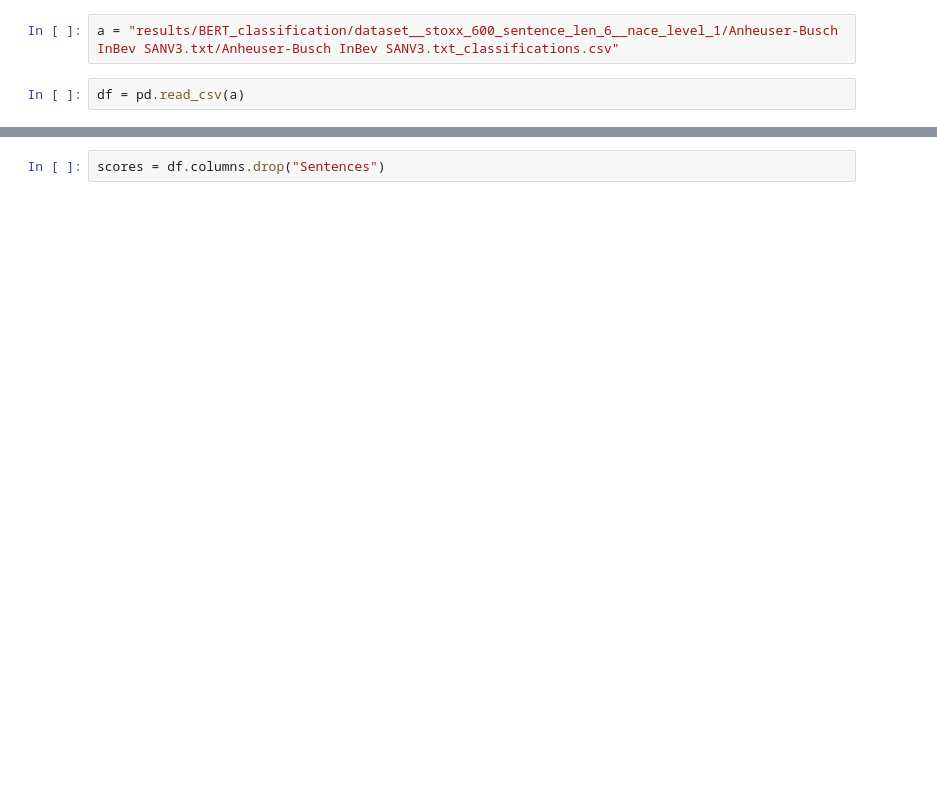
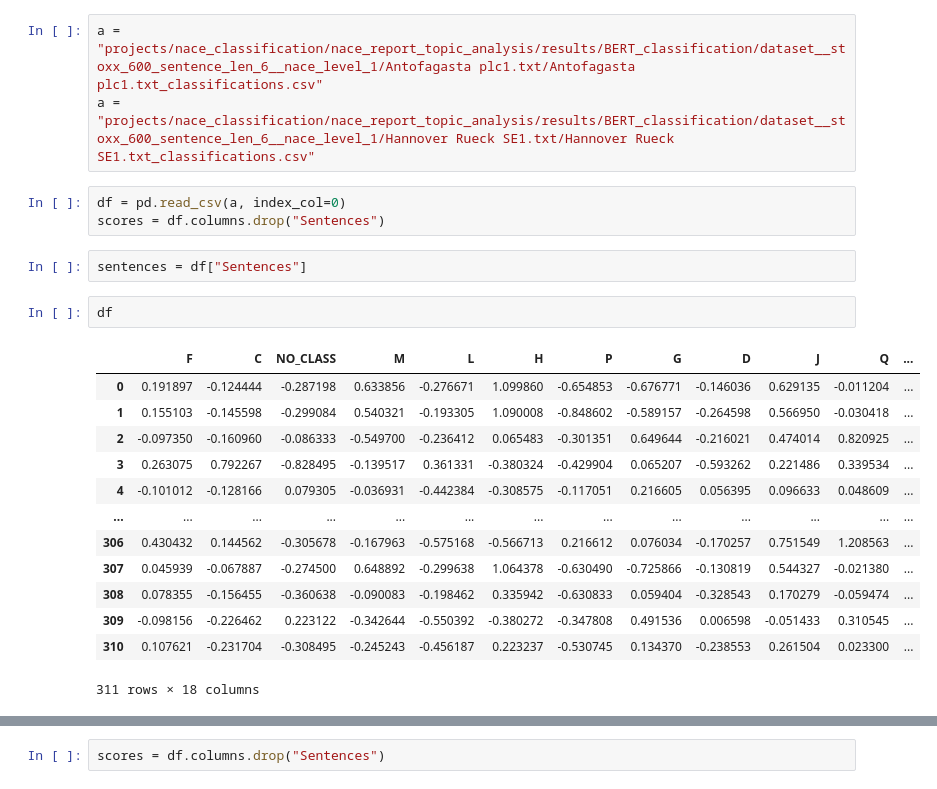
Before and after one commit to hendrikweichel/nace_report_topic_analysis, a Jupyter notebook: BERT_classifier/Classify_report_with_BERT/analyze_report_classification.ipynb, the cells around one changed output, grey strips where cells are left out. Cells and saved outputs as stored; diff of their text form; blank space fills up the shorter version.

```diff
--- a/BERT_classifier/Classify_report_with_BERT/analyze_report_classification.ipynb
+++ b/BERT_classifier/Classify_report_with_BERT/analyze_report_classification.ipynb
@@ -3,4 +9,24 @@ import pandas as pd
 # %%
-a = "results/BERT_classification/dataset__stoxx_600_sentence_len_6__nace_level_1/Anheuser-Busch InBev SANV3.txt/Anheuser-Busch InBev SANV3.txt_classifications.csv"
+a = "projects/nace_classification/nace_report_topic_analysis/results/BERT_classification/dataset__stoxx_600_sentence_len_6__nace_level_1/Antofagasta plc1.txt/Antofagasta plc1.txt_classifications.csv"
+a = "projects/nace_classification/nace_report_topic_analysis/results/BERT_classification/dataset__stoxx_600_sentence_len_6__nace_level_1/Hannover Rueck SE1.txt/Hannover Rueck SE1.txt_classifications.csv"
 # %%
-df = pd.read_csv(a)
+df = pd.read_csv(a, index_col=0)
+scores = df.columns.drop("Sentences")
+# %%
+sentences = df["Sentences"]
+# %%
+df
+# %% [output]
+|  | F | C | NO_CLASS | M | L | H | P | G | D | J | Q | ... |
+| 0 | 0.191897 | -0.124444 | -0.287198 | 0.633856 | -0.276671 | 1.099860 | -0.654853 | -0.676771 | -0.146036 | 0.629135 | -0.011204 | ... |
+| 1 | 0.155103 | -0.145598 | -0.299084 | 0.540321 | -0.193305 | 1.090008 | -0.848602 | -0.589157 | -0.264598 | 0.566950 | -0.030418 | ... |
+| 2 | -0.097350 | -0.160960 | -0.086333 | -0.549700 | -0.236412 | 0.065483 | -0.301351 | 0.649644 | -0.216021 | 0.474014 | 0.820925 | ... |
+| 3 | 0.263075 | 0.792267 | -0.828495 | -0.139517 | 0.361331 | -0.380324 | -0.429904 | 0.065207 | -0.593262 | 0.221486 | 0.339534 | ... |
+| 4 | -0.101012 | -0.128166 | 0.079305 | -0.036931 | -0.442384 | -0.308575 | -0.117051 | 0.216605 | 0.056395 | 0.096633 | 0.048609 | ... |
+| ... | ... | ... | ... | ... | ... | ... | ... | ... | ... | ... | ... | ... |
+| 306 | 0.430432 | 0.144562 | -0.305678 | -0.167963 | -0.575168 | -0.566713 | 0.216612 | 0.076034 | -0.170257 | 0.751549 | 1.208563 | ... |
+| 307 | 0.045939 | -0.067887 | -0.274500 | 0.648892 | -0.299638 | 1.064378 | -0.630490 | -0.725866 | -0.130819 | 0.544327 | -0.021380 | ... |
+| 308 | 0.078355 | -0.156455 | -0.360638 | -0.090083 | -0.198462 | 0.335942 | -0.630833 | 0.059404 | -0.328543 | 0.170279 | -0.059474 | ... |
+| 309 | -0.098156 | -0.226462 | 0.223122 | -0.342644 | -0.550392 | -0.380272 | -0.347808 | 0.491536 | 0.006598 | -0.051433 | 0.310545 | ... |
+| 310 | 0.107621 | -0.231704 | -0.308495 | -0.245243 | -0.456187 | 0.223237 | -0.530745 | 0.134370 | -0.238553 | 0.261504 | 0.023300 | ... |
+311 rows × 18 columns
```
Also changed, not shown: parts of 15 cells of this notebook, 9 other files.
